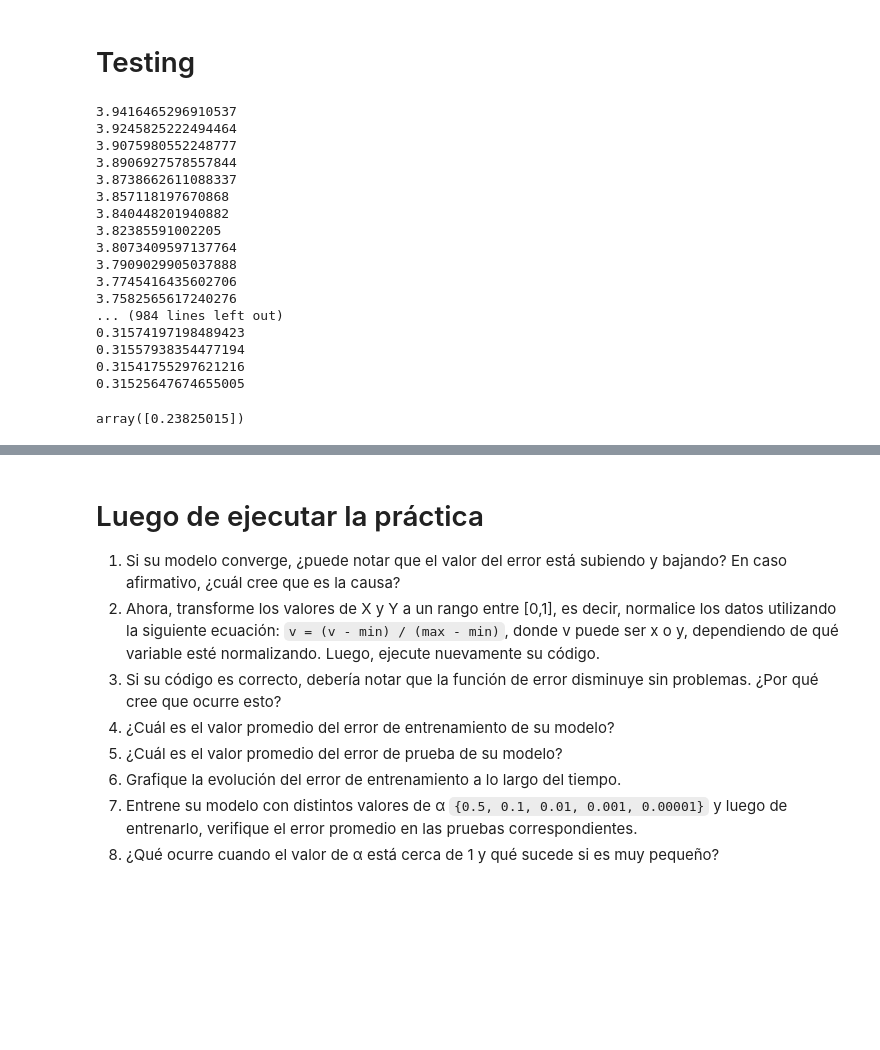
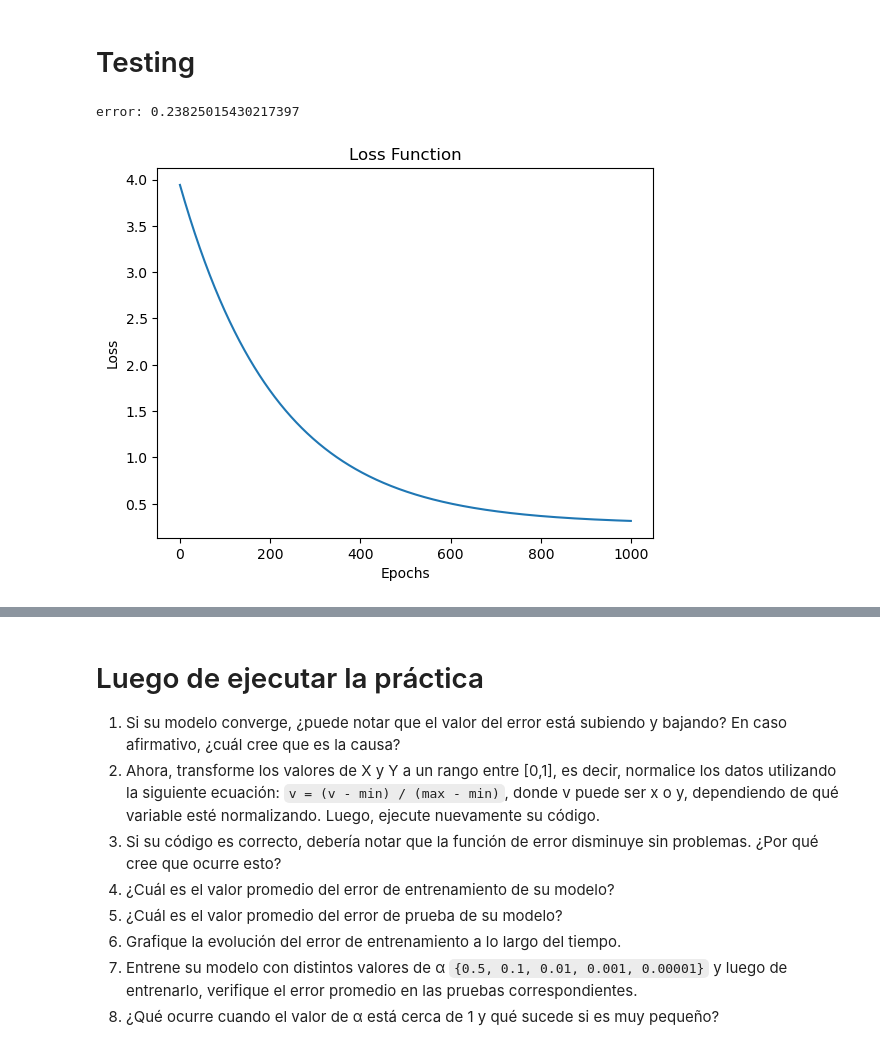
Before and after one commit to Edgar100800/2023-2, a Jupyter notebook: ML/semana1/Regresion_Lineal_2023_2.ipynb, the cells around one changed output, grey strips where cells are left out. Saved outputs shown, nothing was run; the diff lists cells and outputs as text; code cells hidden in the pictures; blank space fills up the shorter version.

Commit message:
plot lineal ready

```diff
--- a/ML/semana1/Regresion_Lineal_2023_2.ipynb
+++ b/ML/semana1/Regresion_Lineal_2023_2.ipynb
@@ -162,23 +154,11 @@ testy = y[train_size:]
 
 b, w, loss = train(trainx, trainy,  0.0001,1000)
 # 0.5, 0.1, 0.01, 0.001, 0.00001
-test(testx, testy, w, b)
+print("error:",test(testx, testy, w, b))
 # %% [output]
-3.9416465296910537
-3.9245825222494464
-3.9075980552248777
-3.8906927578557844
-3.8738662611088337
-3.857118197670868
-3.840448201940882
-3.82385591002205
-3.8073409597137764
-3.7909029905037888
-3.7745416435602706
-3.7582565617240276
-... (984 lines left out)
-0.31574197198489423
-0.31557938354477194
-0.31541755297621216
-0.31525647674655005
+error: 0.23825015430217397
-array([0.23825015])
+# %%
+Plot_Loss(range(len(loss)),loss)
+# print(len(loss))
+# %% [output]
+[figure, added]
```
Also changed, not shown: parts of 8 cells of this notebook.
